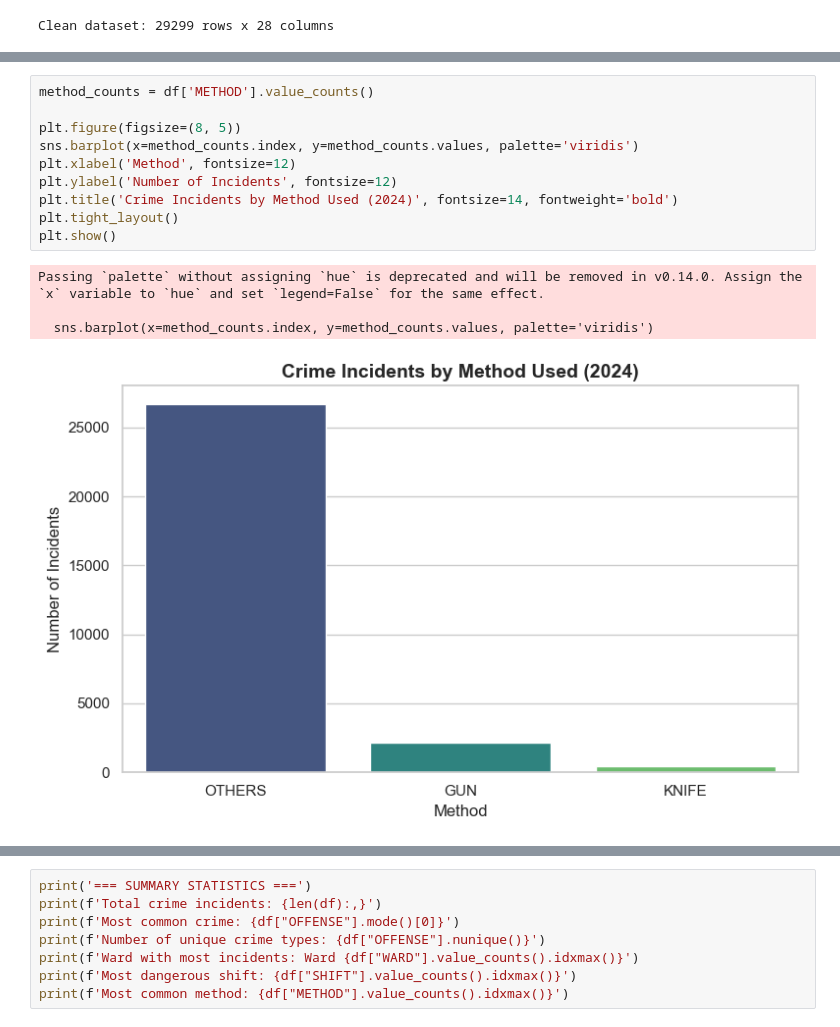
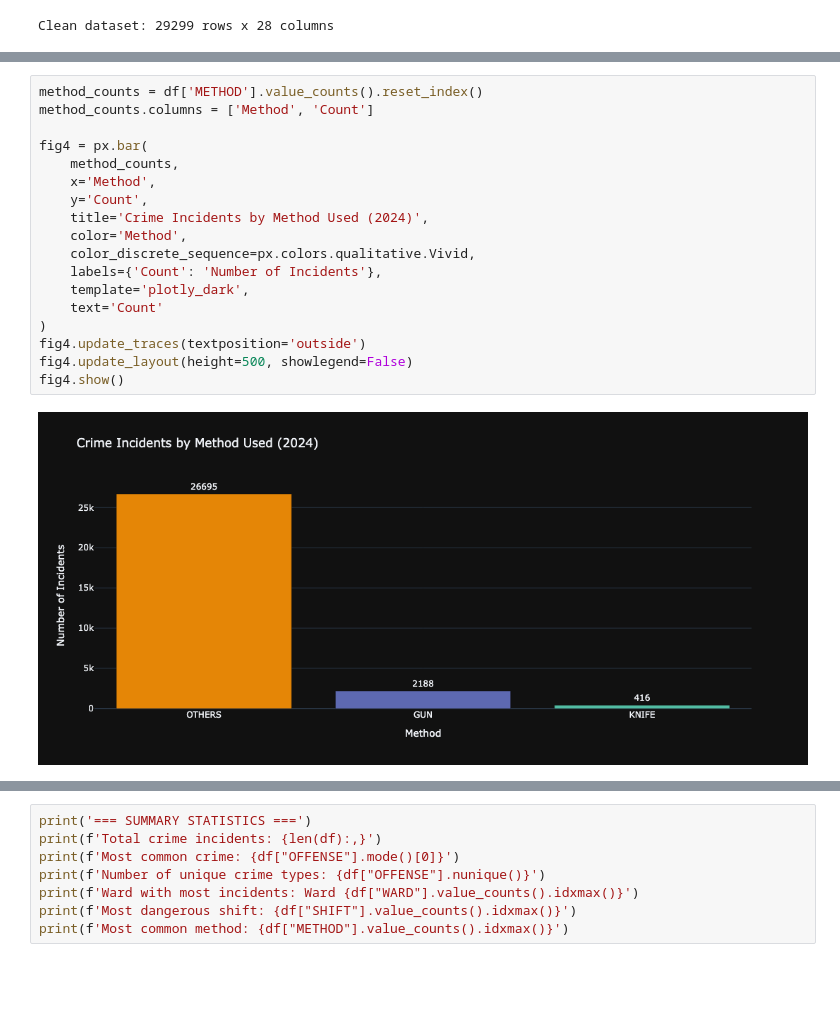
Before and after one commit to mehlikthomas/spring_ds_final_project, a Jupyter notebook: Mehlik_Thomas_Final_Project 2.ipynb, the cells around one changed output, grey strips where cells are left out. Drawn from its saved outputs; the diff is of its cells as text; blank space fills up the shorter version.

```diff
--- a/Mehlik_Thomas_Final_Project 2.ipynb
+++ b/Mehlik_Thomas_Final_Project 2.ipynb
@@ -101,18 +124,23 @@ plt.show()
 # %%
-method_counts = df['METHOD'].value_counts()
+method_counts = df['METHOD'].value_counts().reset_index()
+method_counts.columns = ['Method', 'Count']
 
-plt.figure(figsize=(8, 5))
-sns.barplot(x=method_counts.index, y=method_counts.values, palette='viridis')
-plt.xlabel('Method', fontsize=12)
-plt.ylabel('Number of Incidents', fontsize=12)
-plt.title('Crime Incidents by Method Used (2024)', fontsize=14, fontweight='bold')
-plt.tight_layout()
-plt.show()
+fig4 = px.bar(
+    method_counts,
+    x='Method',
+    y='Count',
+    title='Crime Incidents by Method Used (2024)',
+    color='Method',
+    color_discrete_sequence=px.colors.qualitative.Vivid,
+    labels={'Count': 'Number of Incidents'},
+    template='plotly_dark',
+    text='Count'
+)
+fig4.update_traces(textposition='outside')
+fig4.update_layout(height=500, showlegend=False)
+fig4.show()
 # %% [output]
-Passing `palette` without assigning `hue` is deprecated and will be removed in v0.14.0. Assign the `x` variable to `hue` and set `legend=False` for the same effect.
-
-  sns.barplot(x=method_counts.index, y=method_counts.values, palette='viridis')
-[figure, old version]
+[figure, new version]
 # %%
 month_counts = df.groupby('MONTH').size().reset_index(name='COUNT')
 month_names = ['Jan','Feb','Mar','Apr','May','Jun',
```
Also changed, not shown: parts of 7 cells of this notebook.
